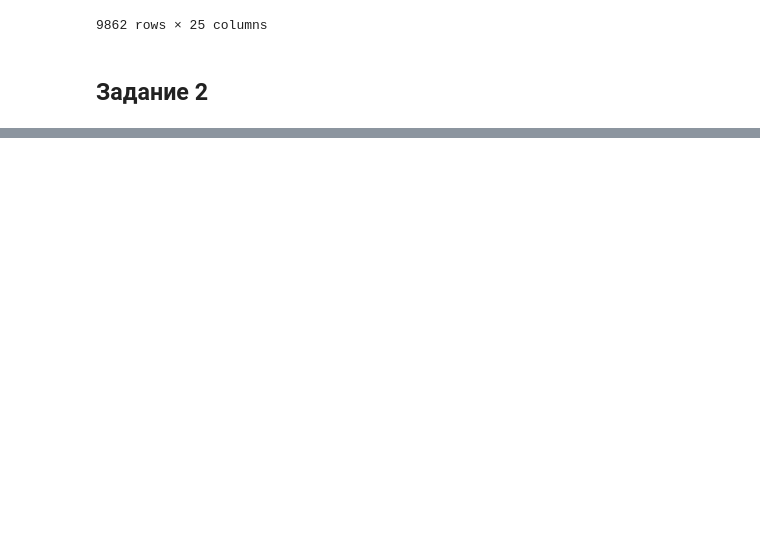
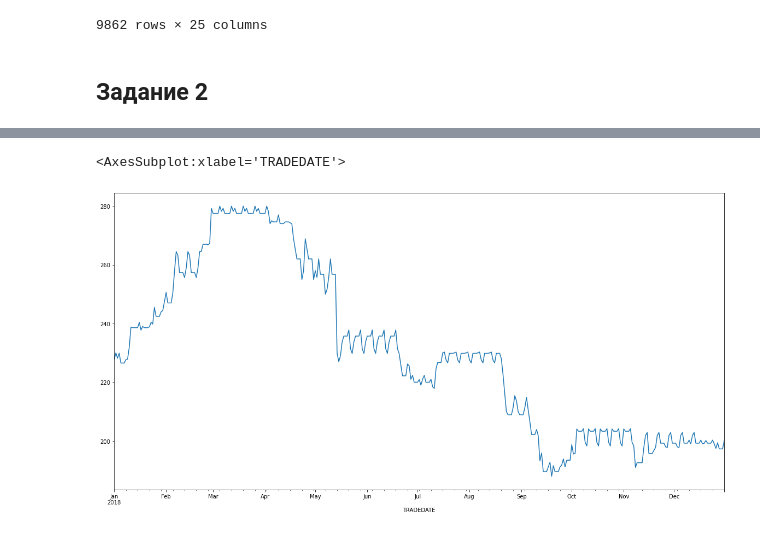
Before and after one commit to spreadingmind/python_data_analysis_2021, a Jupyter notebook: Timeseries.ipynb, the cells around one changed output, grey strips where cells are left out. Drawn from its saved outputs; the diff is of its cells as text; code cells hidden in the pictures; blank space fills up the shorter version.

```diff
--- a/Timeseries.ipynb
+++ b/Timeseries.ipynb
@@ -172,0 +331,5 @@ custom_calendar
+# %%
+sber_stocks.loc['2018']['ROLLING MAX 5'].plot(figsize=(20, 10))
+# %% [output]
+<AxesSubplot:xlabel='TRADEDATE'>
+[figure, added]
```
Also changed, not shown: parts of 19 cells of this notebook.
